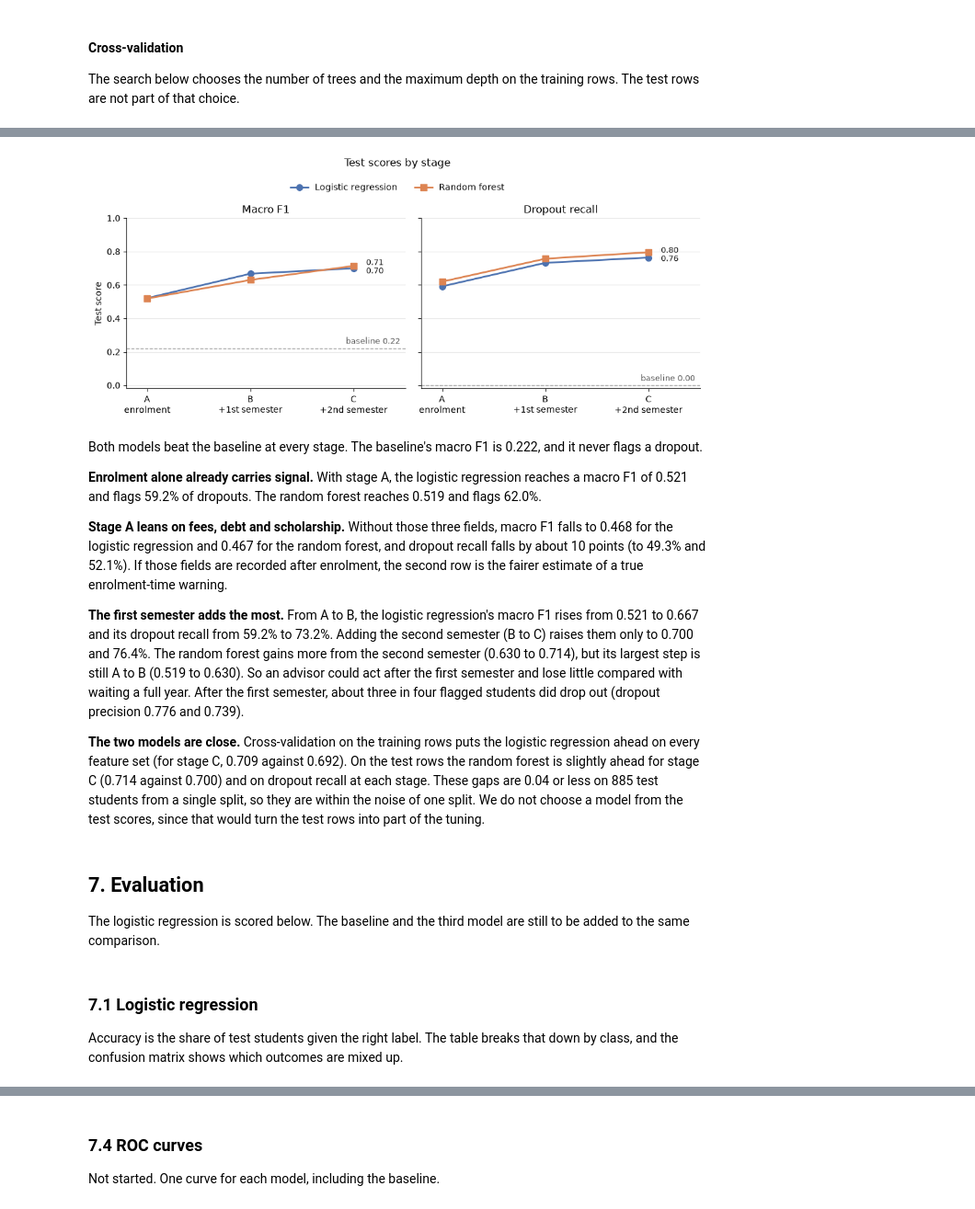
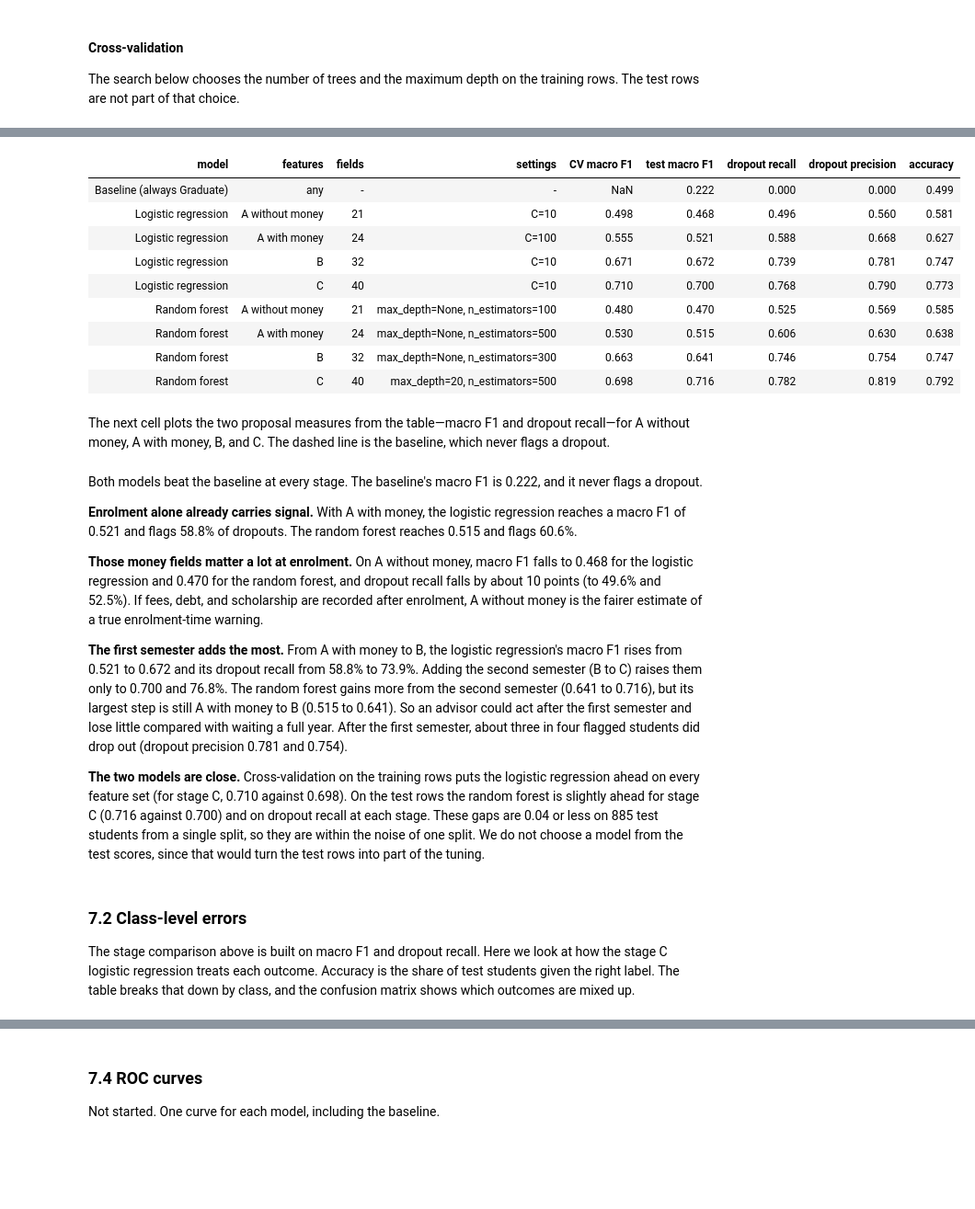
Before and after one commit to rohitt313/CIS-4020, a Jupyter notebook: cis4020_a1_starter.ipynb, the cells around one changed output, grey strips where cells are left out. Shown at 92% size. Drawn from its saved outputs; the diff is of its cells as text; code cells hidden in the pictures; blank space fills up the shorter version.

```diff
--- a/cis4020_a1_starter.ipynb
+++ b/cis4020_a1_starter.ipynb
@@ -1270,8 +1270,8 @@ The baseline gives every student the most common outcome in the training rows, u
 # %%
 baseline = DummyClassifier(strategy="most_frequent")
-baseline.fit(X_train[STAGE_A], y_train)
+baseline.fit(X_train, y_train)
 
-baseline_predicted = baseline.predict(X_train[STAGE_A])
+baseline_predicted = baseline.predict(X_train)
 print(f"most common training outcome: {y_train.value_counts().idxmax()}")
 print(f"train macro F1: {f1_score(y_train, baseline_predicted, average='macro'):.3f}")
 print(f"train rows: {len(X_train)}")
@@ -1333,7 +1365,7 @@ The search below chooses the number of trees and the maximum depth on the traini
 forest_search = GridSearchCV(
     Pipeline(
         [
-            ("prep", make_preprocessor(STAGE_C)),
+            ("prep", make_preprocessor(STAGE_C, fill_missing=False)),
             ("classify", RandomForestClassifier(random_state=RANDOM_SEED)),
         ]
     ),
@@ -1473,5 +1589,28 @@ Baseline (always Graduate)                               any      -
+# %%
+from IPython.display import display
+
+display(stage_results.round(3))
+# %% [output]
+| model | features | fields | settings | CV macro F1 | test macro F1 | dropout recall | dropout precision | accuracy |
+| Baseline (always Graduate) | any | - | - | NaN | 0.222 | 0.000 | 0.000 | 0.499 |
+| Logistic regression | A without money | 21 | C=10 | 0.498 | 0.468 | 0.496 | 0.560 | 0.581 |
+| Logistic regression | A with money | 24 | C=100 | 0.555 | 0.521 | 0.588 | 0.668 | 0.627 |
+| Logistic regression | B | 32 | C=10 | 0.671 | 0.672 | 0.739 | 0.781 | 0.747 |
+| Logistic regression | C | 40 | C=10 | 0.710 | 0.700 | 0.768 | 0.790 | 0.773 |
+| Random forest | A without money | 21 | max_depth=None, n_estimators=100 | 0.480 | 0.470 | 0.525 | 0.569 | 0.585 |
+| Random forest | A with money | 24 | max_depth=None, n_estimators=500 | 0.530 | 0.515 | 0.606 | 0.630 | 0.638 |
+| Random forest | B | 32 | max_depth=None, n_estimators=300 | 0.663 | 0.641 | 0.746 | 0.754 | 0.747 |
+| Random forest | C | 40 | max_depth=20, n_estimators=500 | 0.698 | 0.716 | 0.782 | 0.819 | 0.792 |
+# %% [markdown]
+The next cell plots the two proposal measures from the table—macro F1 and dropout recall—for A without money, A with money, B, and C. The dashed line is the baseline, which never flags a dropout.
 # %%
-stage_order = ["A", "B", "C"]
+stage_order = ["A without money", "A with money", "B", "C"]
+stage_ticks = [
+    "A\nwithout money",
+    "A\nwith money",
+    "B\n+1st semester",
+    "C\n+2nd semester",
+]
 model_styles = {
     "Logistic regression": ("#4C72B0", "o"),
     "Random forest": ("#DD8452", "s"),
@@ -1479,11 +1618,11 @@ model_styles = {
 measures = [("test macro F1", "Macro F1"), ("dropout recall", "Dropout recall")]
 baseline_row = stage_results.iloc[0]
 
-fig, axes = plt.subplots(1, 2, figsize=(10, 4), sharey=True)
+fig, axes = plt.subplots(1, 2, figsize=(11, 4), sharey=True)
 for ax, (column, title) in zip(axes, measures):
     ax.axhline(baseline_row[column], color="#9A9A9A", linewidth=1, linestyle="--")
     ax.text(
-        2.45,
+        3.45,
         baseline_row[column] + 0.015,
         f"baseline {baseline_row[column]:.2f}",
         color="#5A5A5A",
@@ -1499,7 +1638,7 @@ for ax, (column, title) in zip(axes, measures):
             .loc[stage_order, column]
         )
         ax.plot(
-            stage_order,
+            range(len(stage_order)),
             values.to_numpy(),
             color=color,
             marker=marker,
@@ -1508,16 +1647,15 @@ for ax, (column, title) in zip(axes, measures):
             label=model_name,
         )
         end_labels.append([values.iloc[-1], f"{values.iloc[-1]:.2f}"])
-    # keep the two end labels at least 0.05 apart so they do not overlap
     end_labels.sort()
     if end_labels[1][0] - end_labels[0][0] < 0.05:
         middle = (end_labels[0][0] + end_labels[1][0]) / 2
         end_labels[0][0], end_labels[1][0] = middle - 0.025, middle + 0.025
     for position, text in end_labels:
-        ax.text(2.12, position, text, color="#1A1A1A", fontsize=9, va="center")
+        ax.text(3.12, position, text, color="#1A1A1A", fontsize=9, va="center")
     ax.set_title(title)
-    ax.set_xlim(-0.2, 2.5)
-    ax.set_xticks(range(3), ["A\nenrolment", "B\n+1st semester", "C\n+2nd semester"])
+    ax.set_xlim(-0.2, 3.5)
+    ax.set_xticks(range(len(stage_order)), stage_ticks)
     ax.set_ylim(-0.02, 1.0)
     ax.grid(axis="y", color="#E6E6E6", linewidth=0.8)
     ax.set_axisbelow(True)
@@ -1529,26 +1667,20 @@ fig.legend(handles, legend_labels, loc="upper center", ncol=2, frameon=False, bb
 fig.suptitle("Test scores by stage", y=1.07)
 fig.tight_layout()
 plt.show()
-# %% [output]
-[figure, removed]
 # %% [markdown]
 Both models beat the baseline at every stage. The baseline's macro F1 is 0.222, and it never flags a dropout.
 
-**Enrolment alone already carries signal.** With stage A, the logistic regression reaches a macro F1 of 0.521 and flags 59.2% of dropouts. The random forest reaches 0.519 and flags 62.0%.
+**Enrolment alone already carries signal.** With A with money, the logistic regression reaches a macro F1 of 0.521 and flags 58.8% of dropouts. The random forest reaches 0.515 and flags 60.6%.
 
-**Stage A leans on fees, debt and scholarship.** Without those three fields, macro F1 falls to 0.468 for the logistic regression and 0.467 for the random forest, and dropout recall falls by about 10 points (to 49.3% and 52.1%). If those fields are recorded after enrolment, the second row is the fairer estimate of a true enrolment-time warning.
+**Those money fields matter a lot at enrolment.** On A without money, macro F1 falls to 0.468 for the logistic regression and 0.470 for the random forest, and dropout recall falls by about 10 points (to 49.6% and 52.5%). If fees, debt, and scholarship are recorded after enrolment, A without money is the fairer estimate of a true enrolment-time warning.
 
-**The first semester adds the most.** From A to B, the logistic regression's macro F1 rises from 0.521 to 0.667 and its dropout recall from 59.2% to 73.2%. Adding the second semester (B to C) raises them only to 0.700 and 76.4%. The random forest gains more from the second semester (0.630 to 0.714), but its largest step is still A to B (0.519 to 0.630). So an advisor could act after the first semester and lose little compared with waiting a full year. After the first semester, about three in four flagged students did drop out (dropout precision 0.776 and 0.739).
+**The first semester adds the most.** From A with money to B, the logistic regression's macro F1 rises from 0.521 to 0.672 and its dropout recall from 58.8% to 73.9%. Adding the second semester (B to C) raises them only to 0.700 and 76.8%. The random forest gains more from the second semester (0.641 to 0.716), but its largest step is still A with money to B (0.515 to 0.641). So an advisor could act after the first semester and lose little compared with waiting a full year. After the first semester, about three in four flagged students did drop out (dropout precision 0.781 and 0.754).
 
-**The two models are close.** Cross-validation on the training rows puts the logistic regression ahead on every feature set (for stage C, 0.709 against 0.692). On the test rows the random forest is slightly ahead for stage C (0.714 against 0.700) and on dropout recall at each stage. These gaps are 0.04 or less on 885 test students from a single split, so they are within the noise of one split. We do not choose a model from the test scores, since that would turn the test rows into part of the tuning.
+**The two models are close.** Cross-validation on the training rows puts the logistic regression ahead on every feature set (for stage C, 0.710 against 0.698). On the test rows the random forest is slightly ahead for stage C (0.716 against 0.700) and on dropout recall at each stage. These gaps are 0.04 or less on 885 test students from a single split, so they are within the noise of one split. We do not choose a model from the test scores, since that would turn the test rows into part of the tuning.
-# %% [markdown]
-## 7. Evaluation
-
-The logistic regression is scored below. The baseline and the third model are still to be added to the same comparison.
 # %% [markdown]
-### 7.1 Logistic regression
+### 7.2 Class-level errors
 
-Accuracy is the share of test students given the right label. The table breaks that down by class, and the confusion matrix shows which outcomes are mixed up.
+The stage comparison above is built on macro F1 and dropout recall. Here we look at how the stage C logistic regression treats each outcome. Accuracy is the share of test students given the right label. The table breaks that down by class, and the confusion matrix shows which outcomes are mixed up.
 # %%
 predicted = model.predict(X_test[STAGE_C])
 print(f"test accuracy: {model.score(X_test[STAGE_C], y_test):.3f}")
```
Also changed, not shown: parts of 21 cells of this notebook.
